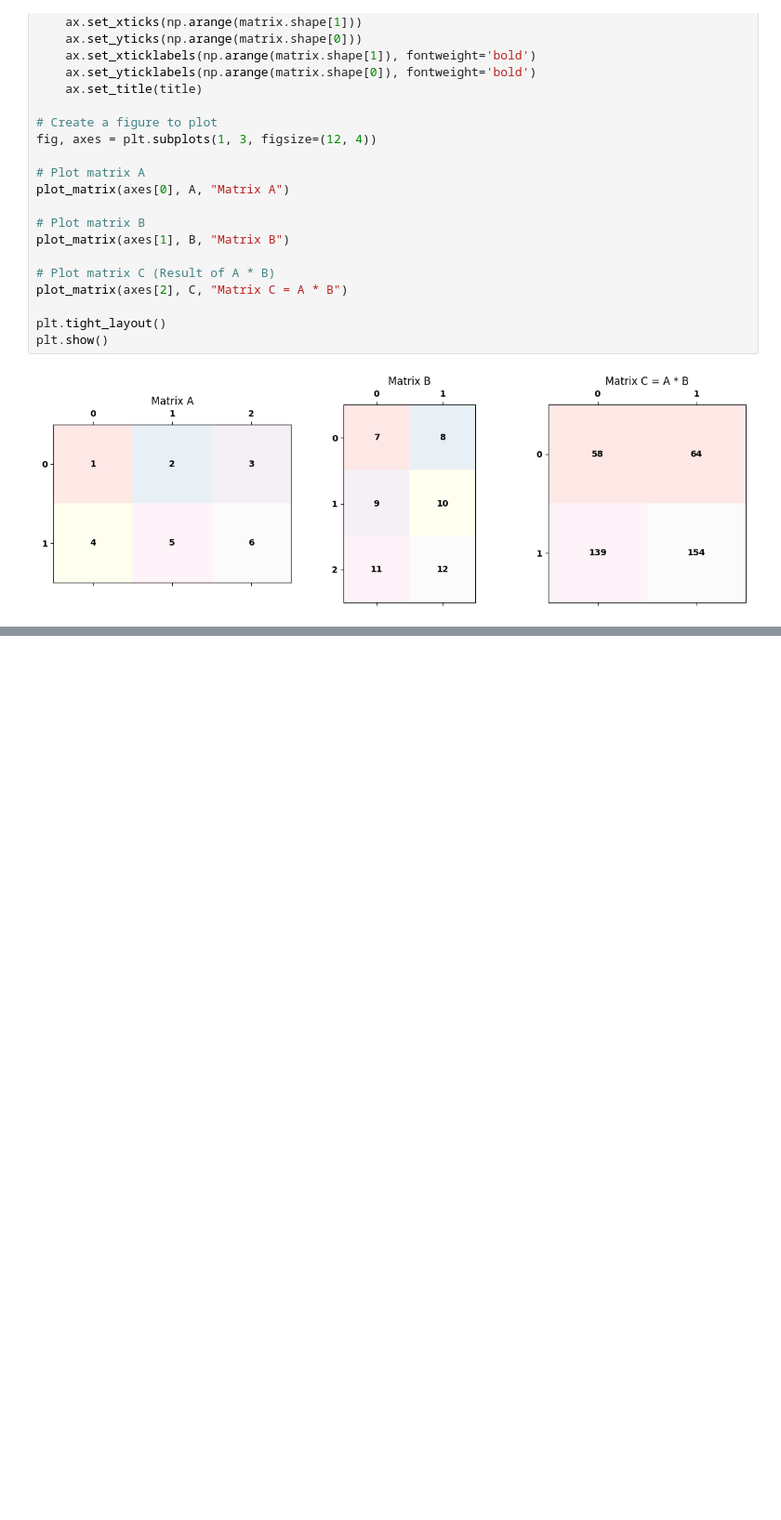
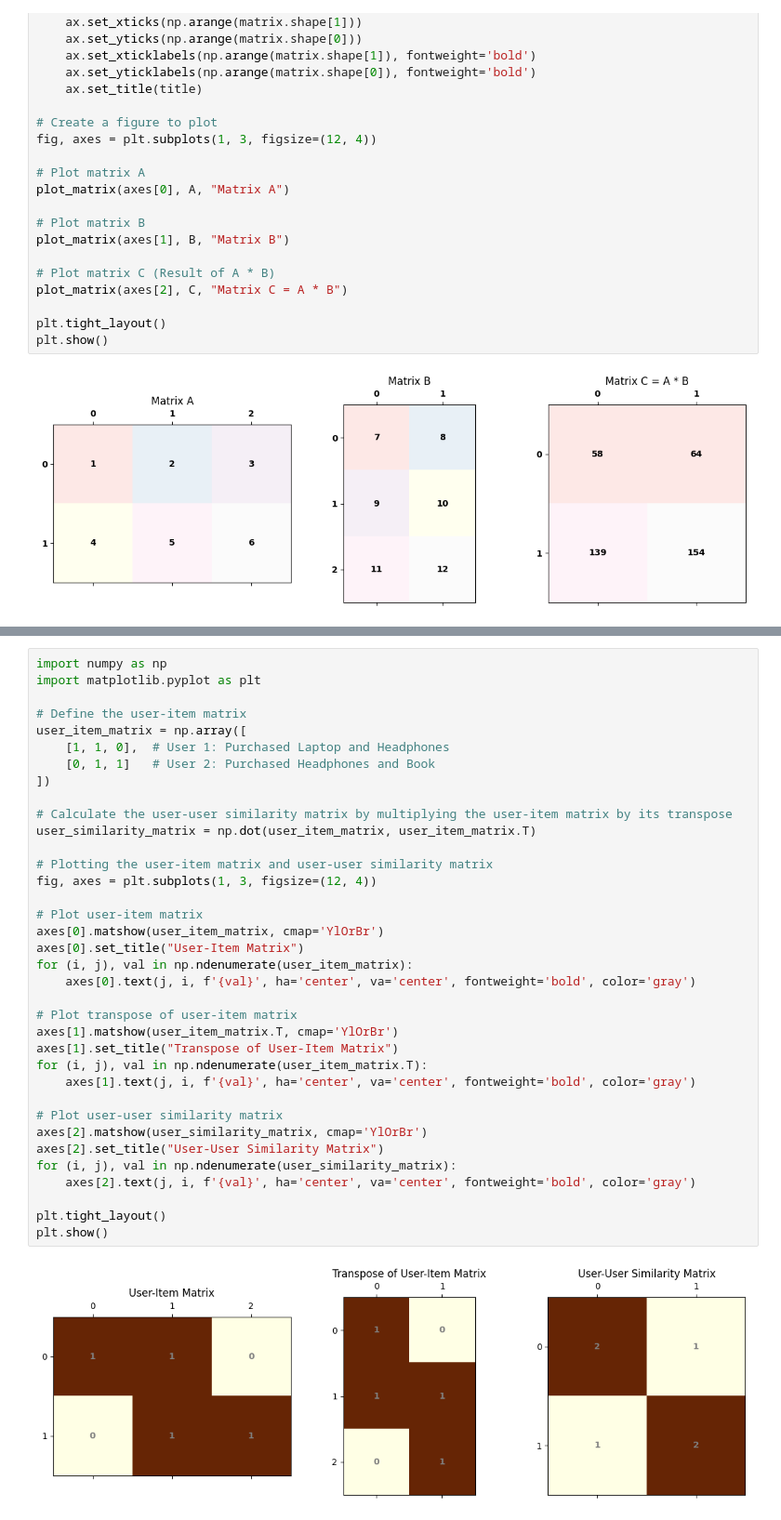
Before and after one commit to deep1003/deep1003, a Jupyter notebook: Week 04. Data and Structure.ipynb, the cells around one changed output, grey strips where cells are left out. Shown at 93% size. Drawn from its saved outputs; the diff is of its cells as text; blank space fills up the shorter version.

```diff
--- a/Week 04. Data and Structure.ipynb
+++ b/Week 04. Data and Structure.ipynb
@@ -250,0 +346,38 @@ plt.show()
+# %%
+import numpy as np
+import matplotlib.pyplot as plt
+
+# Define the user-item matrix
+user_item_matrix = np.array([
+    [1, 1, 0],  # User 1: Purchased Laptop and Headphones
+    [0, 1, 1]   # User 2: Purchased Headphones and Book
+])
+
+# Calculate the user-user similarity matrix by multiplying the user-item matrix by its transpose
+user_similarity_matrix = np.dot(user_item_matrix, user_item_matrix.T)
+
+# Plotting the user-item matrix and user-user similarity matrix
+fig, axes = plt.subplots(1, 3, figsize=(12, 4))
+
+# Plot user-item matrix
+axes[0].matshow(user_item_matrix, cmap='YlOrBr')
+axes[0].set_title("User-Item Matrix")
+for (i, j), val in np.ndenumerate(user_item_matrix):
+    axes[0].text(j, i, f'{val}', ha='center', va='center', fontweight='bold', color='gray')
+
+# Plot transpose of user-item matrix
+axes[1].matshow(user_item_matrix.T, cmap='YlOrBr')
+axes[1].set_title("Transpose of User-Item Matrix")
+for (i, j), val in np.ndenumerate(user_item_matrix.T):
+    axes[1].text(j, i, f'{val}', ha='center', va='center', fontweight='bold', color='gray')
+
+# Plot user-user similarity matrix
+axes[2].matshow(user_similarity_matrix, cmap='YlOrBr')
+axes[2].set_title("User-User Similarity Matrix")
+for (i, j), val in np.ndenumerate(user_similarity_matrix):
+    axes[2].text(j, i, f'{val}', ha='center', va='center', fontweight='bold', color='gray')
+
+plt.tight_layout()
+plt.show()
+# %% [output]
+[figure, added]
```
Also changed, not shown: parts of 13 cells of this notebook.
